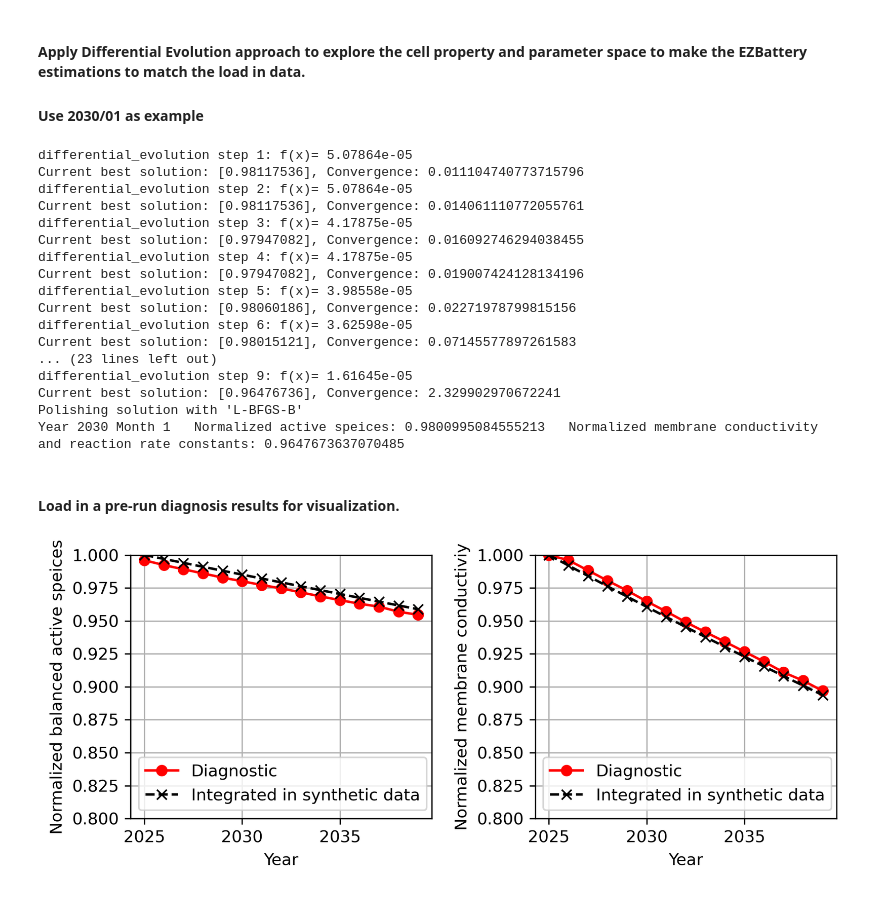
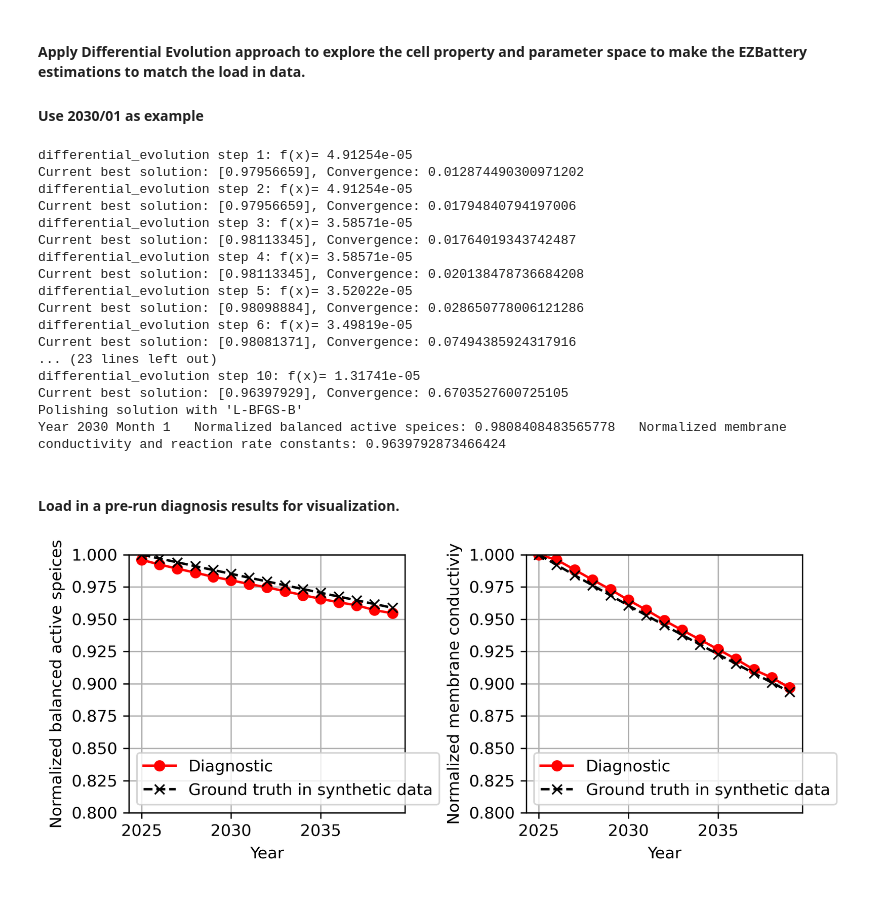
Before and after one commit to pnnl/EZBattery, a Jupyter notebook: Demo_large_Vanadium_system_lab_to_system.ipynb, the cells around one changed output. Saved outputs shown, nothing was run; the diff lists cells and outputs as text; code cells hidden in the pictures.

```diff
--- a/Demo_large_Vanadium_system_lab_to_system.ipynb
+++ b/Demo_large_Vanadium_system_lab_to_system.ipynb
@@ -438,25 +500,25 @@ while final_loss>0.001:
     result = differential_evolution_optimize(loss_function_conc, bounds, (PPstm, true_socs, true_currents,true_volts,true_soc_diff,true_hours_diff))
     final_loss=result.fun
 result2 = differential_evolution_optimize(loss_function_mat, bounds, (PPstm, true_socs, true_currents,true_volts,true_soc_diff,true_hours_diff,result['x'][0]))
-print('Year',nyear,'Month',pick_month, '  Normalized active speices:', result['x'][0],'  Normalized membrane conductivity and reaction rate constants:',result2['x'][0],flush=True)
+print('Year',nyear,'Month',pick_month, '  Normalized balanced active speices:', result['x'][0],'  Normalized membrane conductivity and reaction rate constants:',result2['x'][0],flush=True)
 # %% [output]
-differential_evolution step 1: f(x)= 5.07864e-05
-Current best solution: [0.98117536], Convergence: 0.011104740773715796
-differential_evolution step 2: f(x)= 5.07864e-05
-Current best solution: [0.98117536], Convergence: 0.014061110772055761
-differential_evolution step 3: f(x)= 4.17875e-05
-Current best solution: [0.97947082], Convergence: 0.016092746294038455
-differential_evolution step 4: f(x)= 4.17875e-05
-Current best solution: [0.97947082], Convergence: 0.019007424128134196
-differential_evolution step 5: f(x)= 3.98558e-05
-Current best solution: [0.98060186], Convergence: 0.02271978799815156
-differential_evolution step 6: f(x)= 3.62598e-05
-Current best solution: [0.98015121], Convergence: 0.07145577897261583
+differential_evolution step 1: f(x)= 4.91254e-05
+Current best solution: [0.97956659], Convergence: 0.012874490300971202
+differential_evolution step 2: f(x)= 4.91254e-05
+Current best solution: [0.97956659], Convergence: 0.01794840794197006
+differential_evolution step 3: f(x)= 3.58571e-05
+Current best solution: [0.98113345], Convergence: 0.01764019343742487
+differential_evolution step 4: f(x)= 3.58571e-05
+Current best solution: [0.98113345], Convergence: 0.020138478736684208
+differential_evolution step 5: f(x)= 3.52022e-05
+Current best solution: [0.98098884], Convergence: 0.028650778006121286
+differential_evolution step 6: f(x)= 3.49819e-05
+Current best solution: [0.98081371], Convergence: 0.07494385924317916
 ... (23 lines left out)
-differential_evolution step 9: f(x)= 1.61645e-05
-Current best solution: [0.96476736], Convergence: 2.329902970672241
+differential_evolution step 10: f(x)= 1.31741e-05
+Current best solution: [0.96397929], Convergence: 0.6703527600725105
 Polishing solution with 'L-BFGS-B'
-Year 2030 Month 1   Normalized active speices: 0.9800995084555213   Normalized membrane conductivity and reaction rate constants: 0.9647673637070485
+Year 2030 Month 1   Normalized balanced active speices: 0.9808408483565778   Normalized membrane conductivity and reaction rate constants: 0.9639792873466424
 # %% [markdown]
 #### Load in a pre-run diagnosis results for visualization.
 # %%
@@ -470,33 +532,33 @@ with open(file_path, 'r') as file:
         if match:
             years.append(int(match.group(1)))
             results_x1.append(float(match.group(2)))
             results_x2.append(float(match.group(3)))
 data = pd.DataFrame({
     'year': years,
     'results_x1': results_x1,
     'results_x2': results_x2
 })
 reference_x1 = [1 * (0.997 ** (year - years[0])) for year in years]
 reference_x2 = [1 * (0.992 ** (year - years[0])) for year in years]
 
 fig, axs = plt.subplots(1, 2, figsize=(7, 3),dpi=300)
 axs[0].plot(data['year'], data['results_x1'], marker='o', label='Diagnostic',color='red')
-axs[0].plot(data['year'], reference_x1, marker='x', linestyle='--', label='Integrated in synthetic data',color='black')
+axs[0].plot(data['year'], reference_x1, marker='x', linestyle='--', label='Ground truth in synthetic data',color='black')
 #axs[0].set_title('Results X1 over the years')
 axs[0].set_xlabel('Year')
 axs[0].set_ylabel('Normalized balanced active speices')
 axs[0].legend()
 axs[0].set_ylim(0.8, 1)
 axs[0].grid(True)
 axs[1].plot(data['year'], data['results_x2'], marker='o', label='Diagnostic',color='red')
-axs[1].plot(data['year'], reference_x2, marker='x', linestyle='--', label='Integrated in synthetic data',color='black')
+axs[1].plot(data['year'], reference_x2, marker='x', linestyle='--', label='Ground truth in synthetic data',color='black')
 #axs[1].set_title('Results X2 over the years')
 axs[1].set_xlabel('Year')
 axs[1].set_ylabel('Normalized membrane conductiviy')
 axs[1].legend()
 axs[1].set_ylim(0.8, 1)
 axs[1].grid(True)
 plt.tight_layout()
 plt.show()
 # %% [output]
-[figure, old version]
+[figure, new version]
```
Also changed, not shown: parts of 4 cells of this notebook.
